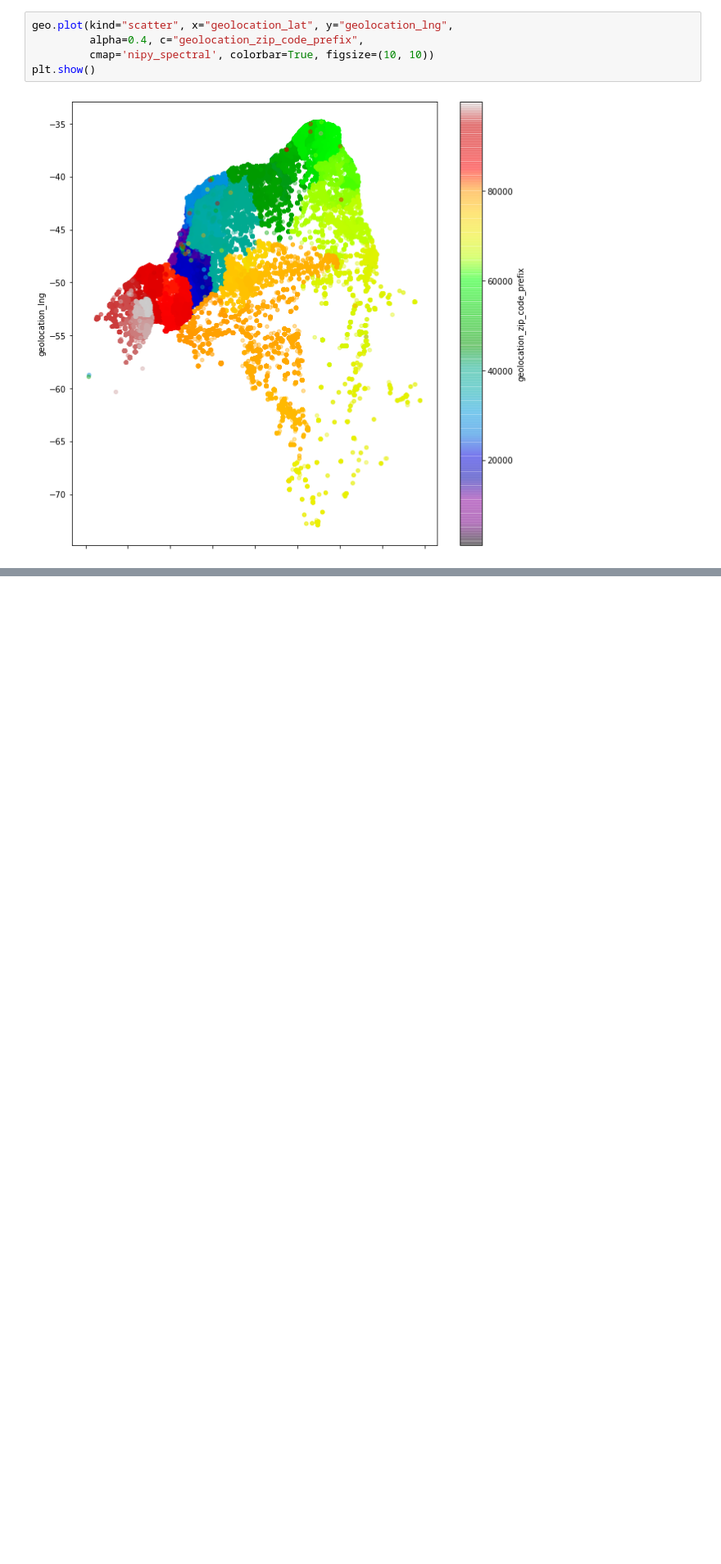
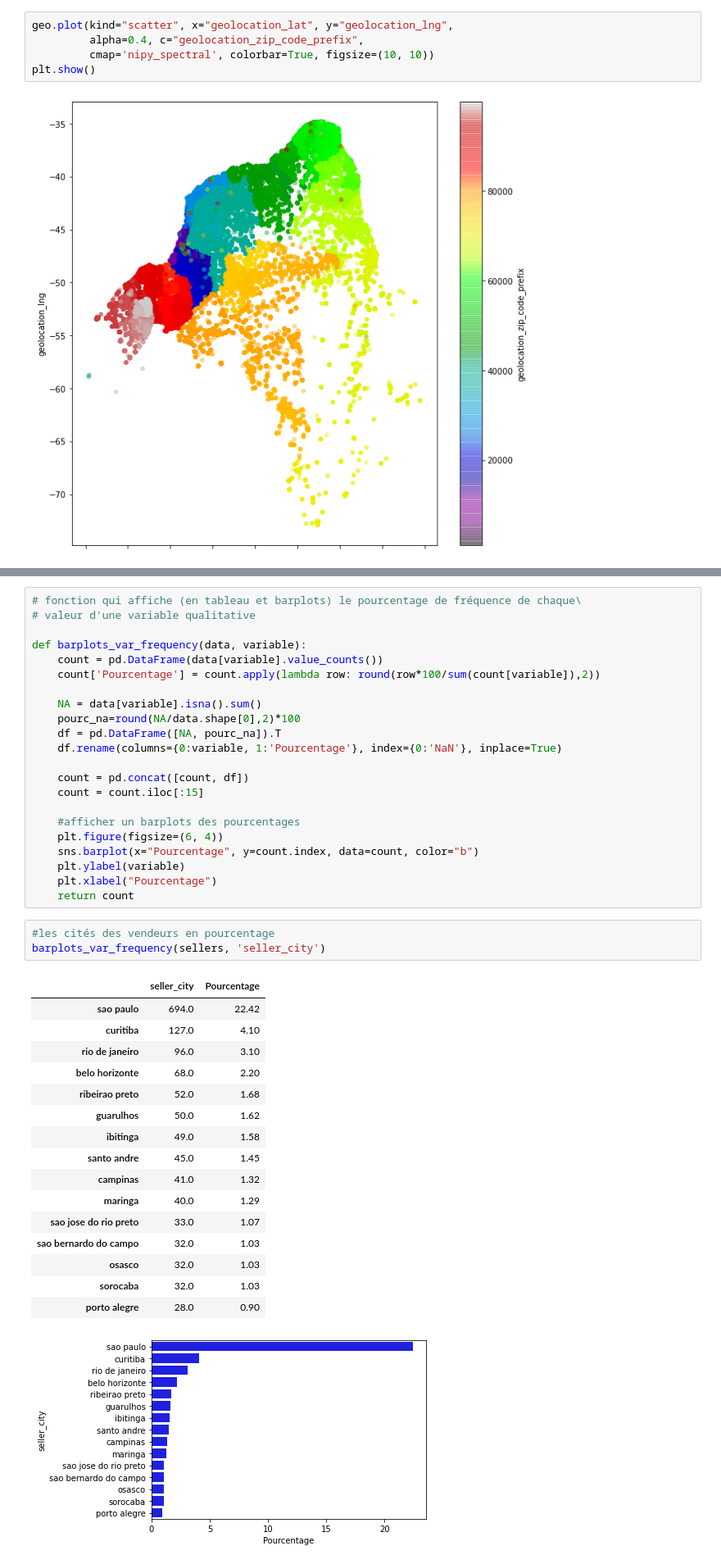
Before and after one commit to Soumaya-kh/POlist, a Jupyter notebook: POLIST_01_notebookanalyse.ipynb, the cells around one changed output, grey strips where cells are left out. Shown at 82% size. Saved outputs shown, nothing was run; the diff lists cells and outputs as text; blank space fills up the shorter version.

Commit message:
Analyse exploratoire des 7 dataframes

```diff
--- a/POLIST_01_notebookanalyse.ipynb
+++ b/POLIST_01_notebookanalyse.ipynb
@@ -101,0 +341,43 @@ orders .head()
+# %%
+# fonction qui affiche (en tableau et barplots) le pourcentage de fréquence de chaque\
+# valeur d'une variable qualitative
+
+def barplots_var_frequency(data, variable):
+    count = pd.DataFrame(data[variable].value_counts())
+    count['Pourcentage'] = count.apply(lambda row: round(row*100/sum(count[variable]),2))
+
+    NA = data[variable].isna().sum()
+    pourc_na=round(NA/data.shape[0],2)*100
+    df = pd.DataFrame([NA, pourc_na]).T
+    df.rename(columns={0:variable, 1:'Pourcentage'}, index={0:'NaN'}, inplace=True)
+
+    count = pd.concat([count, df])
+    count = count.iloc[:15]
+
+    #afficher un barplots des pourcentages
+    plt.figure(figsize=(6, 4))
+    sns.barplot(x="Pourcentage", y=count.index, data=count, color="b")
+    plt.ylabel(variable)
+    plt.xlabel("Pourcentage")
+    return count
+# %%
+#les cités des vendeurs en pourcentage
+barplots_var_frequency(sellers, 'seller_city')
+# %% [output]
+|  | seller_city | Pourcentage |
+| sao paulo | 694.0 | 22.42 |
+| curitiba | 127.0 | 4.10 |
+| rio de janeiro | 96.0 | 3.10 |
+| belo horizonte | 68.0 | 2.20 |
+| ribeirao preto | 52.0 | 1.68 |
+| guarulhos | 50.0 | 1.62 |
+| ibitinga | 49.0 | 1.58 |
+| santo andre | 45.0 | 1.45 |
+| campinas | 41.0 | 1.32 |
+| maringa | 40.0 | 1.29 |
+| sao jose do rio preto | 33.0 | 1.07 |
+| sao bernardo do campo | 32.0 | 1.03 |
+| osasco | 32.0 | 1.03 |
+| sorocaba | 32.0 | 1.03 |
+| porto alegre | 28.0 | 0.90 |
+[figure, added]
```
Also changed, not shown: parts of 82 cells of this notebook.
